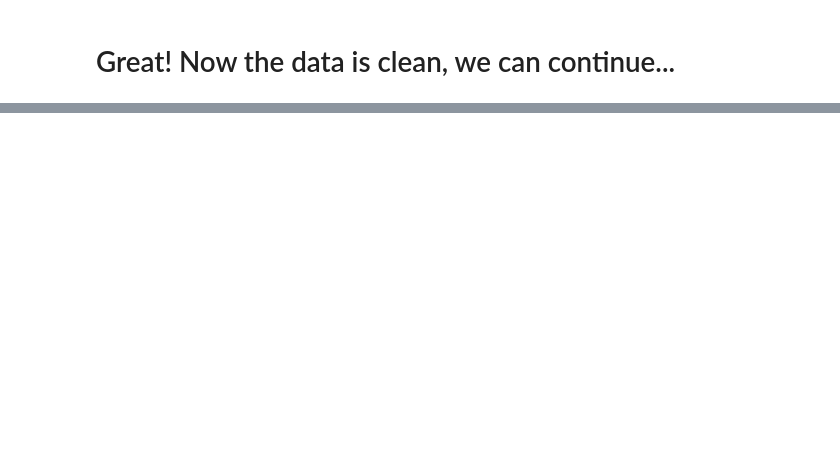
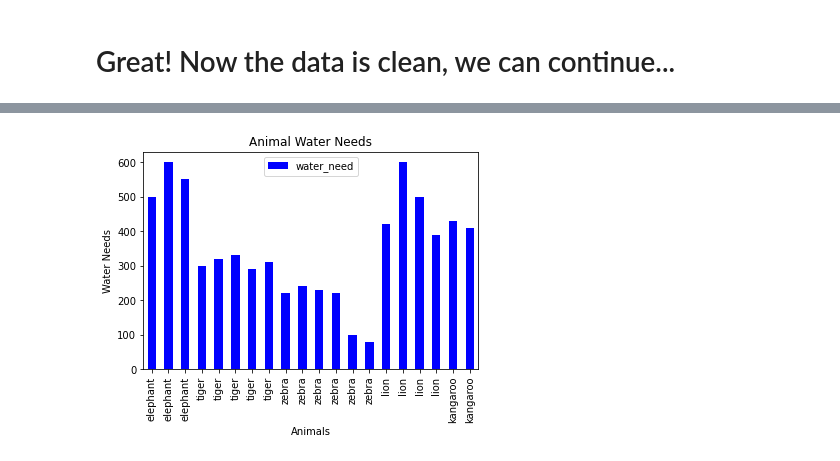
Before and after one commit to jrseti/dataviz, a Jupyter notebook: pandas/pandas_zoo.ipynb, the cells around one changed output, grey strips where cells are left out. Cells and saved outputs as stored; diff of their text form; code cells hidden in the pictures; blank space fills up the shorter version.

Commit message:
Added a bar chart to the pandas example

```diff
--- a/pandas/pandas_zoo.ipynb
+++ b/pandas/pandas_zoo.ipynb
@@ -63,0 +238,18 @@ df[['gender','animal']].groupby('gender').count()
+# %%
+# Lets read in the CSV file and clean it
+file = "Resources/zoo.csv"
+df = pd.read_csv(file)
+df = df.dropna()
+df = df[df['water_need'] < 10000]
+# %%
+# Draw a bar chart!
+df.plot(kind='bar',x='animal',y='water_need',color='blue')
+#plt.rcParams['font.size'] = 14
+#plt.rcParams['figure.figsize'] = (10,4)
+plt.title("Animal Water Needs")
+plt.ylabel("Water Needs")
+plt.xlabel("Animals")
+
+plt.show()
+# %% [output]
+[figure, added]
```
Also changed, not shown: parts of 14 cells of this notebook, 1 other file.
